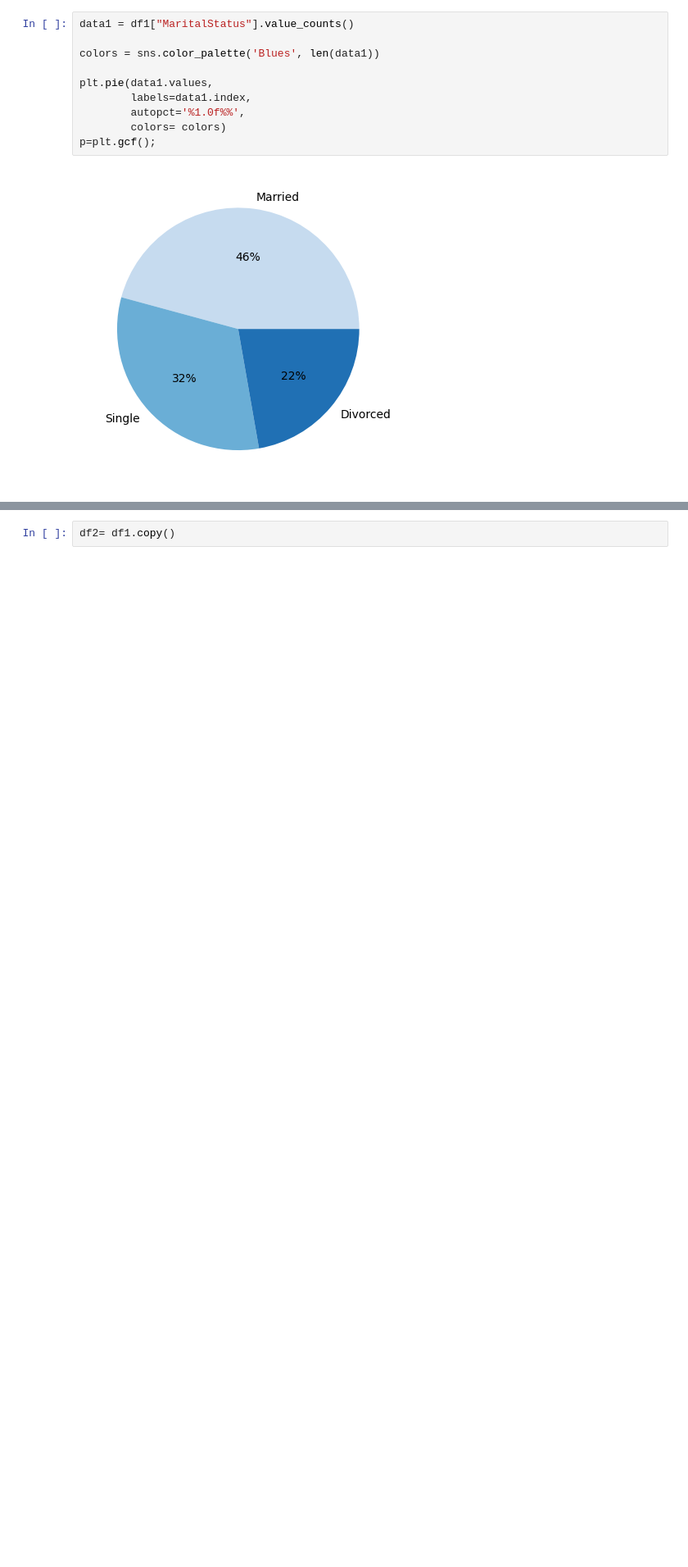
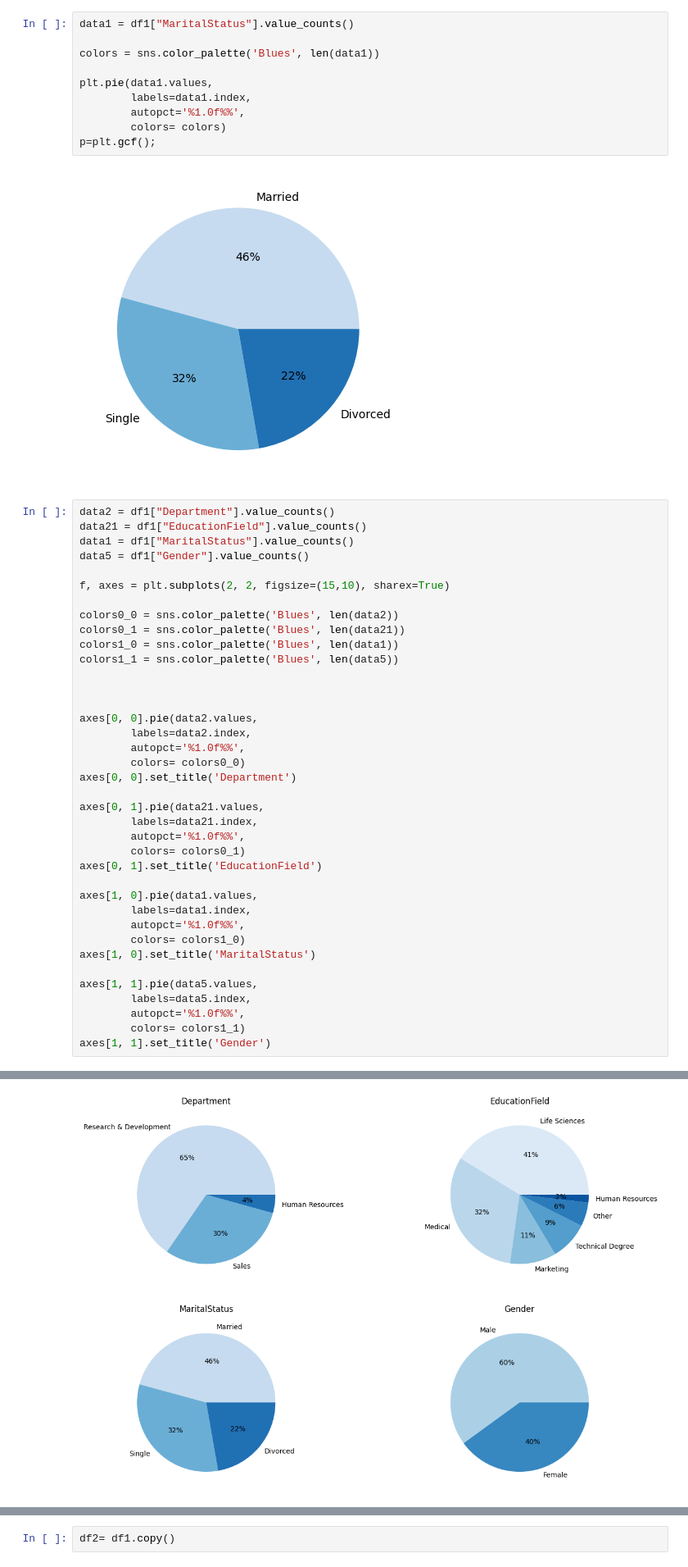
Before and after one commit to rafamd1/EDA_MI_SUELDO_Y_YO, a Jupyter notebook: EDA RM.ipynb, the cells around one changed output, grey strips where cells are left out. Shown at 82% size. Drawn from its saved outputs; the diff is of its cells as text; blank space fills up the shorter version.

```diff
--- a/EDA RM.ipynb
+++ b/EDA RM.ipynb
@@ -307,3 +304,42 @@ plt.pie(data1.values,
 p=plt.gcf();
 # %% [output]
 [figure]
+# %%
+data2 = df1["Department"].value_counts()
+data21 = df1["EducationField"].value_counts()
+data1 = df1["MaritalStatus"].value_counts()
+data5 = df1["Gender"].value_counts()
+
+f, axes = plt.subplots(2, 2, figsize=(15,10), sharex=True)
+
+colors0_0 = sns.color_palette('Blues', len(data2))
+colors0_1 = sns.color_palette('Blues', len(data21))
+colors1_0 = sns.color_palette('Blues', len(data1))
+colors1_1 = sns.color_palette('Blues', len(data5))
+
+
+
+axes[0, 0].pie(data2.values,
+        labels=data2.index,
+        autopct='%1.0f%%',
+        colors= colors0_0)
+axes[0, 0].set_title('Department')
+
+axes[0, 1].pie(data21.values,
+        labels=data21.index,
+        autopct='%1.0f%%',
+        colors= colors0_1)
+axes[0, 1].set_title('EducationField')
+
+axes[1, 0].pie(data1.values,
+        labels=data1.index,
+        autopct='%1.0f%%',
+        colors= colors1_0)
+axes[1, 0].set_title('MaritalStatus')
+
+axes[1, 1].pie(data5.values,
+        labels=data5.index,
+        autopct='%1.0f%%',
+        colors= colors1_1)
+axes[1, 1].set_title('Gender')
+# %% [output]
@@ -310,3 +347,4 @@ p=plt.gcf();
+[figure, added]
 # %% [markdown]
 #### VARIABLES CATEGÓRICAS ORDINALES
 
```
Also changed, not shown: parts of 19 cells of this notebook, 1 other file.
